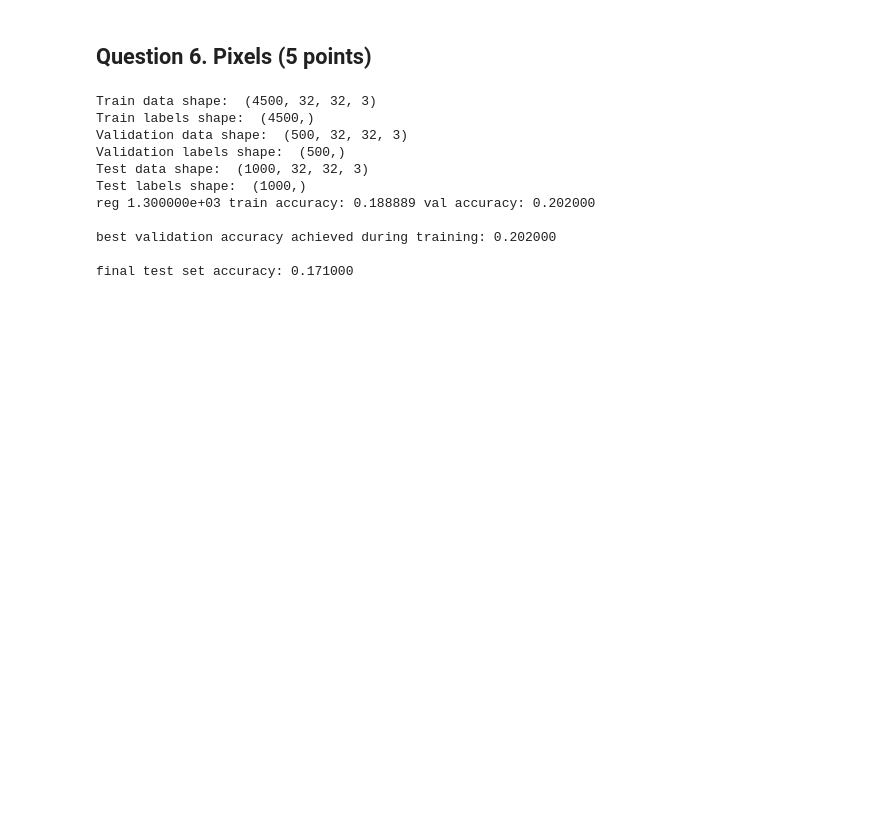
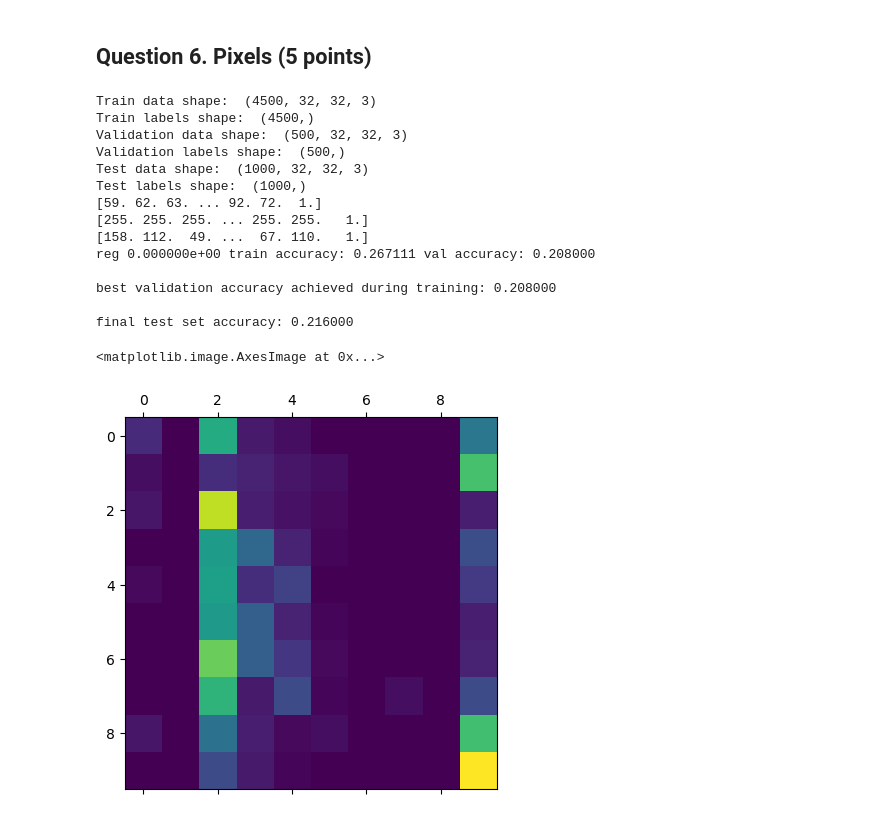
Before and after one commit to ss-cosmos-hue/cos429, a Jupyter notebook: assignment2/assn2_results.ipynb, the cells around one changed output. Cells and saved outputs as stored; diff of their text form; code cells hidden in the pictures; blank space fills up the shorter version.

```diff
--- a/assignment2/assn2_results.ipynb
+++ b/assignment2/assn2_results.ipynb
@@ -187,26 +251,34 @@ final test set accuracy: 0.123000
 # %%
 from assn2 import load_vector_image_with_bias
 from sklearn.metrics import confusion_matrix
 
-regularization_strengths = [1.3e3]
+regularization_strengths = [0]
 
 X_train, y_train, X_val, y_val, X_test, y_test = get_CIFAR10_data(cifar10_dir='data/cifar-10-batches-py',
                                                                   num_training=4500,
                                                                   num_validation=500,
                                                                   num_test=1000)
 X_train, X_val, X_test = load_vector_image_with_bias(X_train, X_val, X_test)
+print(X_train[0])
+print(X_val[0])
+print(X_test[0])
 best_color = train(X_train, y_train, X_val, y_val, X_test, y_test, regularization_strengths)
 C = confusion_matrix(y_test, best_color.predict(X_test))
 plt.matshow(C)
 # %% [output]
 Train data shape:  (4500, 32, 32, 3)
 Train labels shape:  (4500,)
 Validation data shape:  (500, 32, 32, 3)
 Validation labels shape:  (500,)
 Test data shape:  (1000, 32, 32, 3)
 Test labels shape:  (1000,)
-reg 1.300000e+03 train accuracy: 0.188889 val accuracy: 0.202000
+[59. 62. 63. ... 92. 72.  1.]
+[255. 255. 255. ... 255. 255.   1.]
+[158. 112.  49. ...  67. 110.   1.]
+reg 0.000000e+00 train accuracy: 0.267111 val accuracy: 0.208000
 
-best validation accuracy achieved during training: 0.202000
+best validation accuracy achieved during training: 0.208000
 
-final test set accuracy: 0.171000
+final test set accuracy: 0.216000
+<matplotlib.image.AxesImage at 0x...>
+[figure, added]
```
Also changed, not shown: parts of 9 cells of this notebook, 2 other files.
